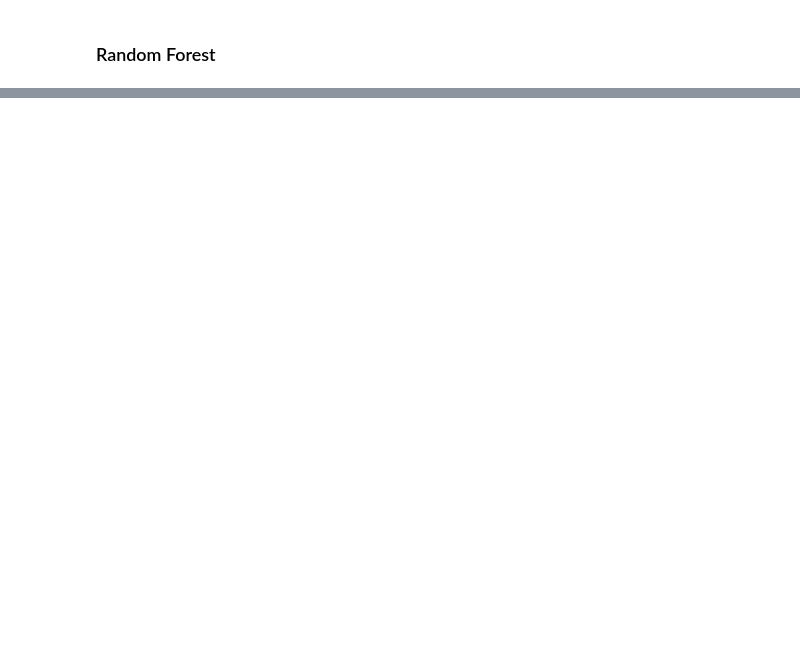
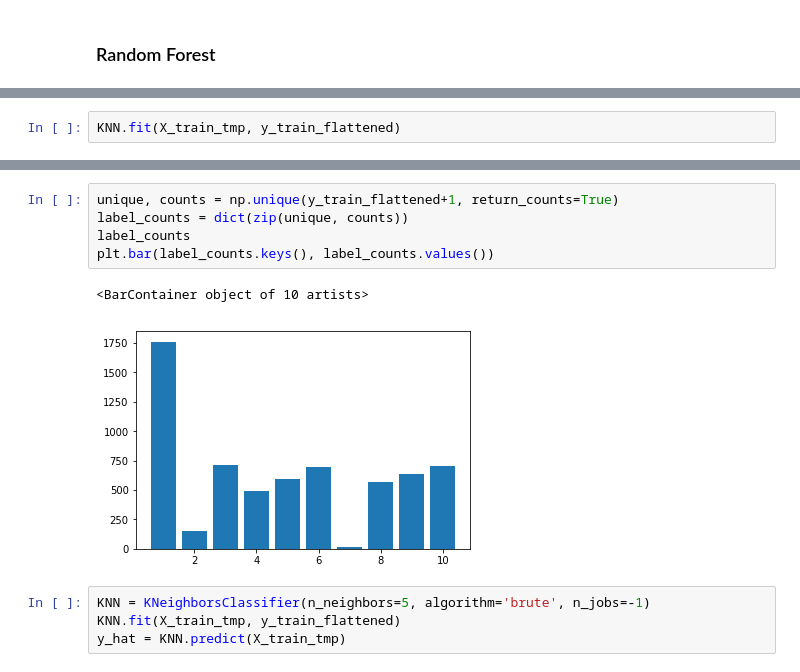
Before and after one commit to Copete/CS181_P3_dualspace, a Jupyter notebook: Junran/feature_selection.ipynb, the cells around one changed output, grey strips where cells are left out. Cells and saved outputs as stored; diff of their text form; blank space fills up the shorter version.

```diff
--- a/Junran/feature_selection.ipynb
+++ b/Junran/feature_selection.ipynb
@@ -175,0 +235,2 @@ df.to_csv('sample_result.csv', index=False, header=['Id', 'Prediction'])
+# %%
+KNN.fit(X_train_tmp, y_train_flattened)
@@ -175,0 +278,12 @@ df.to_csv('sample_result.csv', index=False, header=['Id', 'Prediction'])
+# %%
+unique, counts = np.unique(y_train_flattened+1, return_counts=True)
+label_counts = dict(zip(unique, counts))
+label_counts
+plt.bar(label_counts.keys(), label_counts.values())
+# %% [output]
+<BarContainer object of 10 artists>
+[figure, added]
+# %%
+KNN = KNeighborsClassifier(n_neighbors=5, algorithm='brute', n_jobs=-1)
+KNN.fit(X_train_tmp, y_train_flattened)
+y_hat = KNN.predict(X_train_tmp)
```
Also changed, not shown: parts of 48 cells of this notebook.
